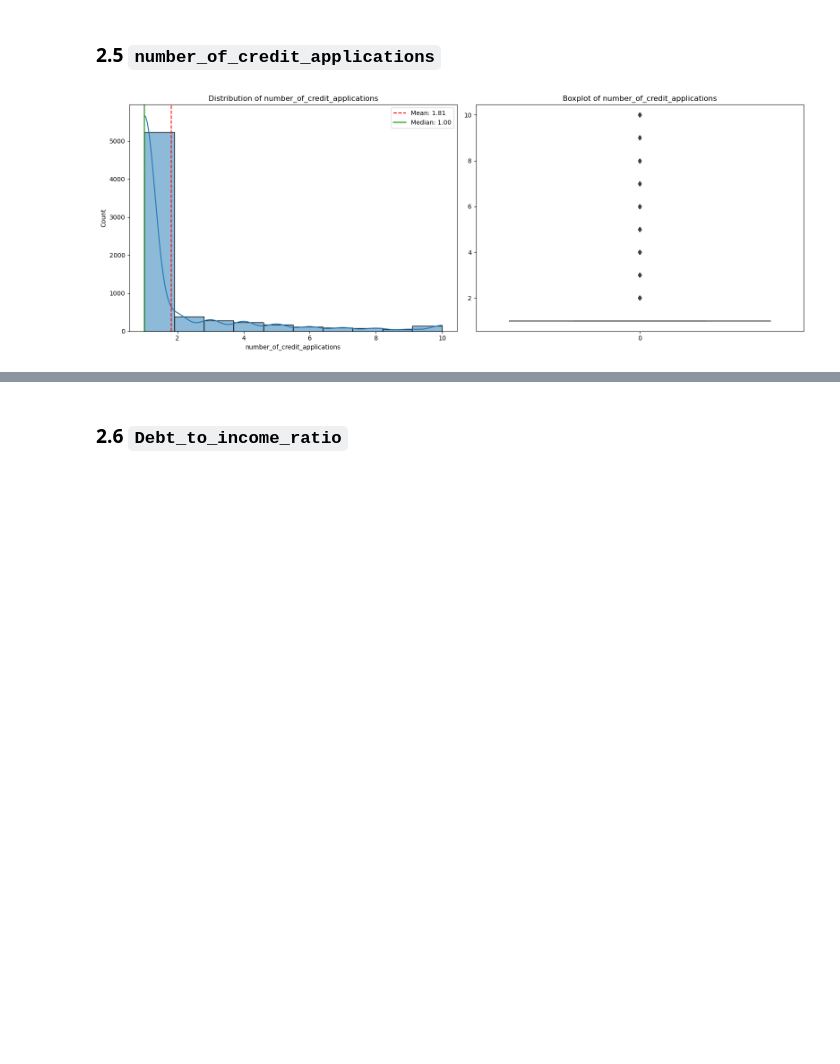
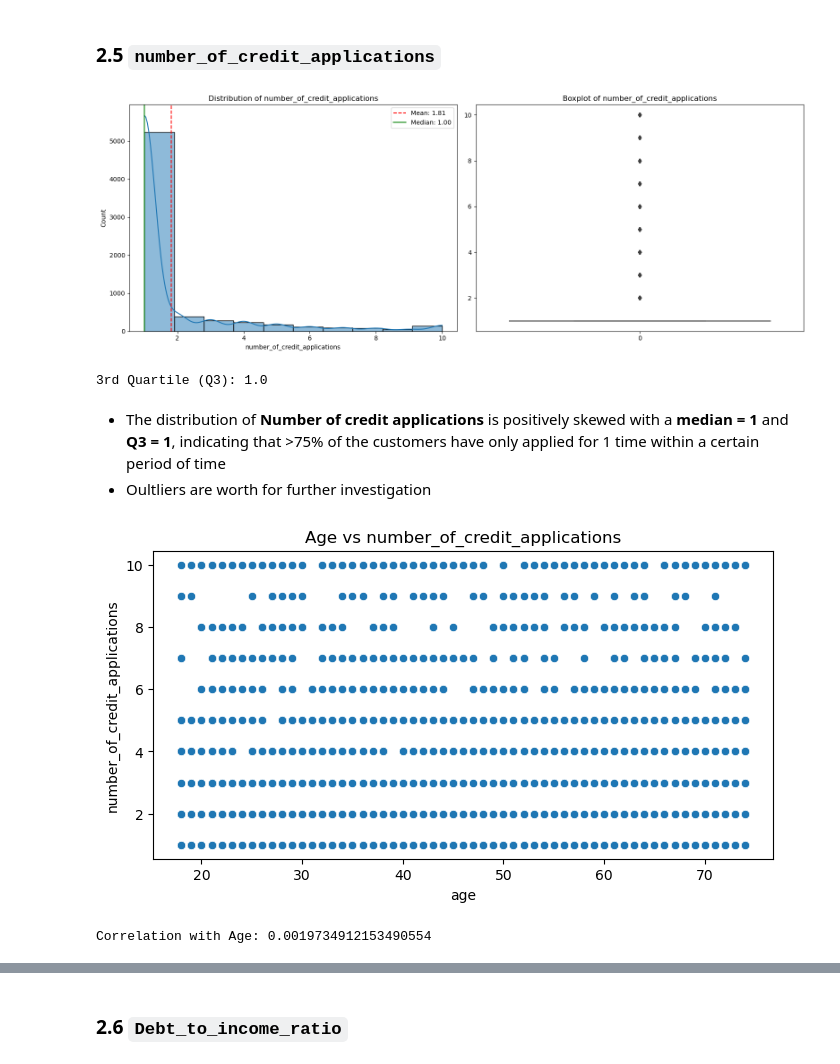
Before and after one commit to hchamikadilshan/CreditRisk360-ISC2024, a Jupyter notebook: notebooks/4 - eda.ipynb, the cells around one changed output, grey strips where cells are left out. Saved outputs shown, nothing was run; the diff lists cells and outputs as text; code cells hidden in the pictures; blank space fills up the shorter version.

```diff
--- a/notebooks/4 - eda.ipynb
+++ b/notebooks/4 - eda.ipynb
@@ -264,5 +267,12 @@ axes[1].set_title(f"Boxplot of {col}")
 
 plt.tight_layout()
 plt.show()
+
+q3 = np.percentile(data[col], 75)
+print("3rd Quartile (Q3):", q3)
 # %% [output]
 [figure]
+3rd Quartile (Q3): 1.0
+# %% [markdown]
+- The distribution of **Number of credit applications** is positively skewed with a **median = 1** and **Q3 = 1**, indicating that >75% of the customers have only applied for 1 time within a certain period of time
+- Oultliers are worth for further investigation
@@ -268,0 +288,12 @@ plt.show()
+# %%
+# Scatter plot for Age vs High Delinquency
+plt.figure(figsize=(8, 4))
+sns.scatterplot(x=data['age'], y=data['number_of_credit_applications'])
+plt.title("Age vs number_of_credit_applications")
+plt.show()
+
+correlation_age = data['number_of_credit_applications'].corr(data['age'])
+print("Correlation with Age:", correlation_age)
+# %% [output]
+[figure, added]
+Correlation with Age: 0.0019734912153490554
```
Also changed, not shown: parts of 30 cells of this notebook.
